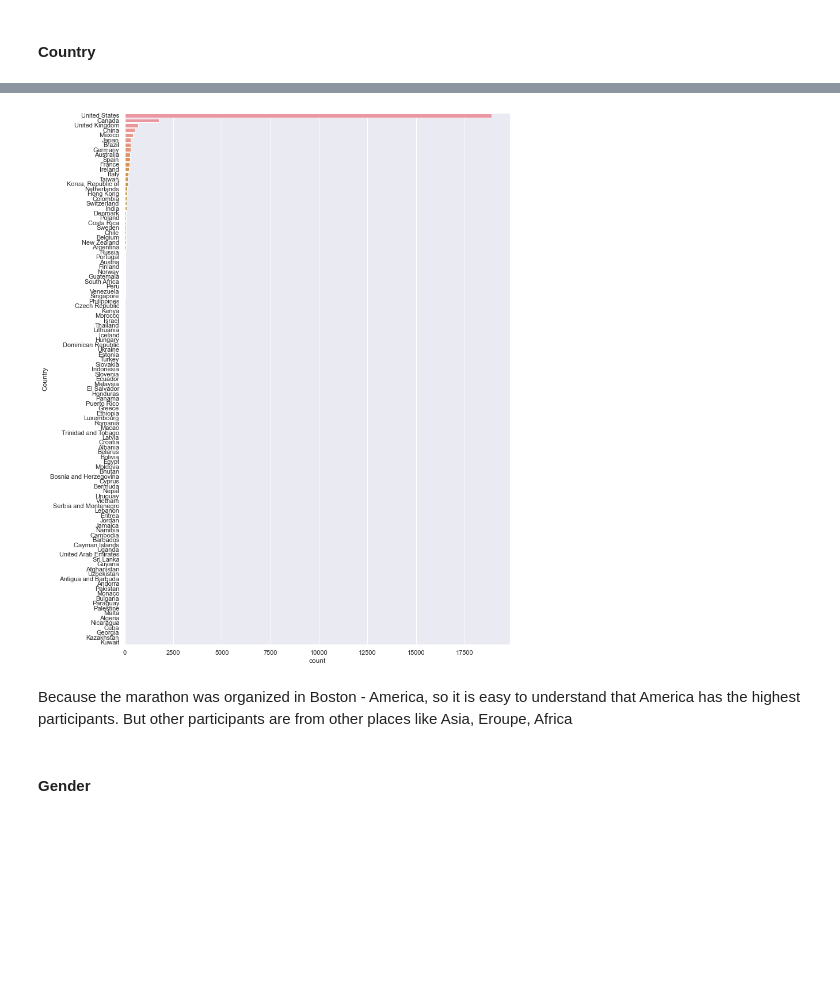
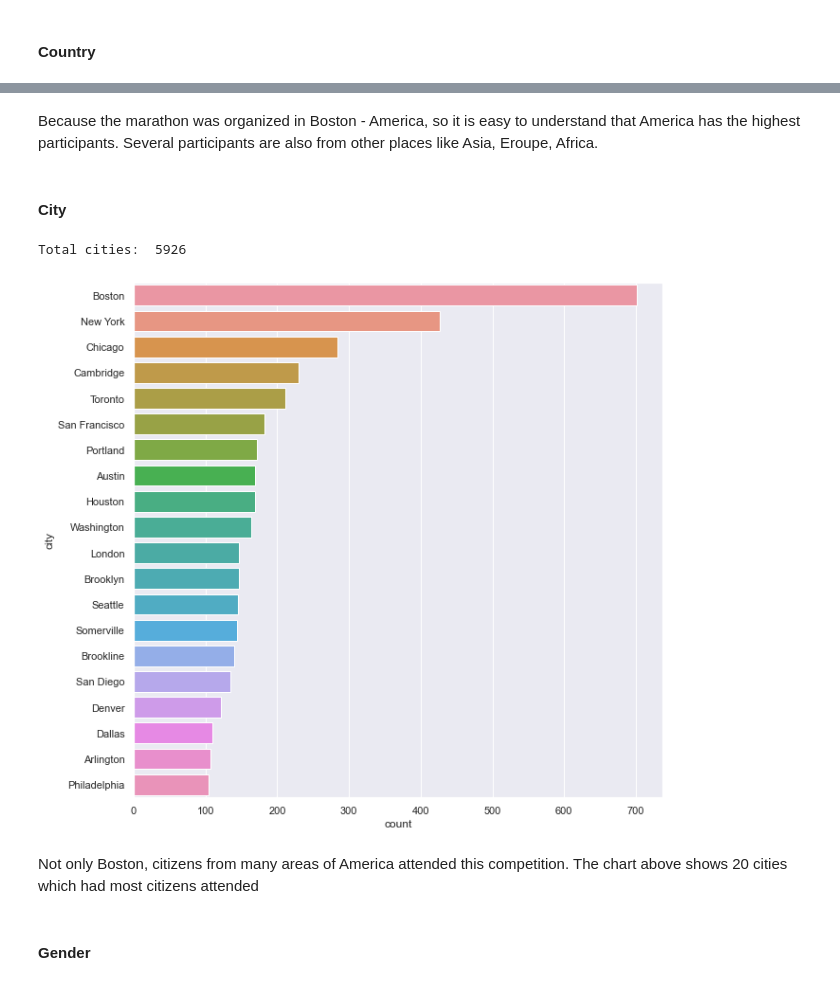
Before and after one commit to tailtq/ml-learning, a Jupyter notebook: ml-08/05_boston_marathon.ipynb, the cells around one changed output, grey strips where cells are left out. Saved outputs shown, nothing was run; the diff lists cells and outputs as text; code cells hidden in the pictures; blank space fills up the shorter version.

```diff
--- a/ml-08/05_boston_marathon.ipynb
+++ b/ml-08/05_boston_marathon.ipynb
@@ -97,5 +96,3 @@ I guess all countries code of the missing countries are wrong. This feature is a
-# %%
-df = df.drop("Country_code", axis=1)
 # %% [markdown]
 ### Check null
 # %%
@@ -113,3 +121,6 @@ dtype: int64
+# %%
+df = df.drop(["state", "contry_citizenship", "name_suffix", "bib"], axis=1)
+df = df.dropna()
 # %% [markdown]
 ### Univariate analysis
 
@@ -116,0 +131,13 @@ Univariate involves the analysis of a single variable.
+# %%
+countries = json.loads(open("countries.json").read())
+
+countries_with_continent = {}
+
+for country in countries:
+    countries_with_continent[country["alpha-3"]] = {
+        "region": country["region"],
+        "name": country["name"],
+    }
+# %%
+df["continent"] = df["country_residence"].apply(lambda x: countries_with_continent[x]["region"])
+df["country_residence"] = df["country_residence"].apply(lambda x: countries_with_continent[x]["name"])
@@ -119,13 +176,20 @@ Univariate involves the analysis of a single variable.
+# %% [markdown]
+Because the marathon was organized in Boston - America, so it is easy to understand that America has the highest participants. Several participants are also from other places like Asia, Eroupe, Africa.
+# %% [markdown]
+#### City
 # %%
-fig, ax = plt.subplots(1, 1, figsize=(12, 17))
-sns.countplot(y="Country",
+print("Total cities: ", len(df["city"].unique()))
+
+fig, ax = plt.subplots(1, 1, figsize=(10, 10))
+sns.countplot(y="city",
               data=df,
               ax=ax,
-              order=df["Country"].value_counts().index);
+              order=df["city"].value_counts().index[:20]);
 # %% [output]
+Total cities:  5926
-[figure, old version]
+[figure, new version]
-# %% [markdown]
-Because the marathon was organized in Boston - America, so it is easy to understand that America has the highest participants. But other participants are from other places like Asia, Eroupe, Africa
+# %% [markdown]
+Not only Boston, citizens from many areas of America attended this competition. The chart above shows 20 cities which had most citizens attended
 # %% [markdown]
 #### Gender
 # %%
```
Also changed, not shown: parts of 84 cells of this notebook, 4 other files.
